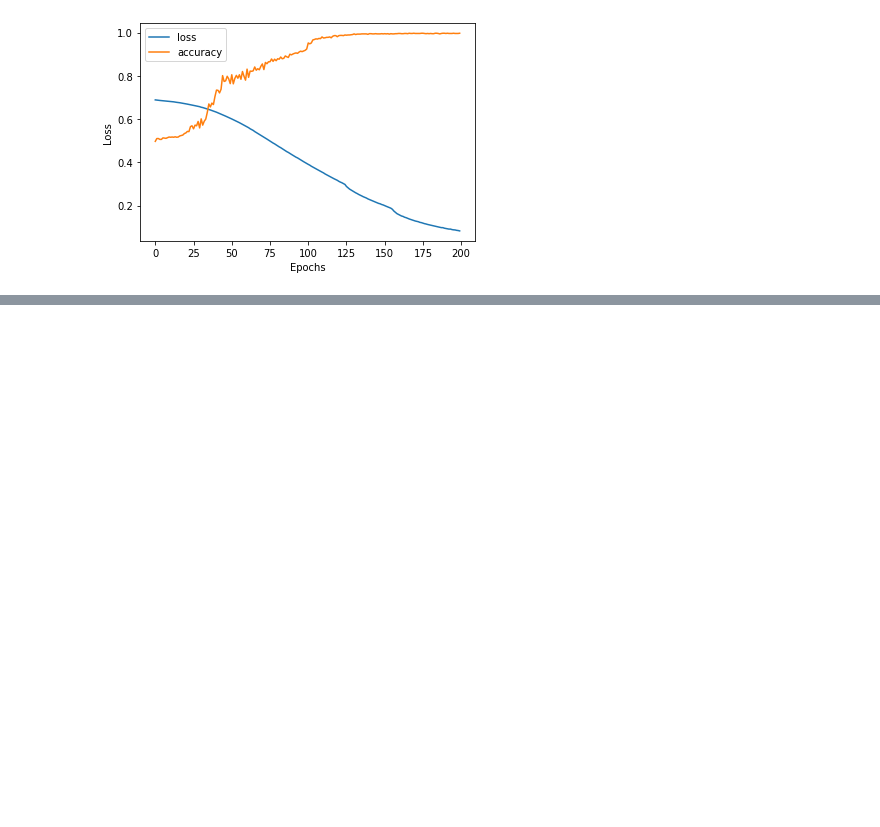
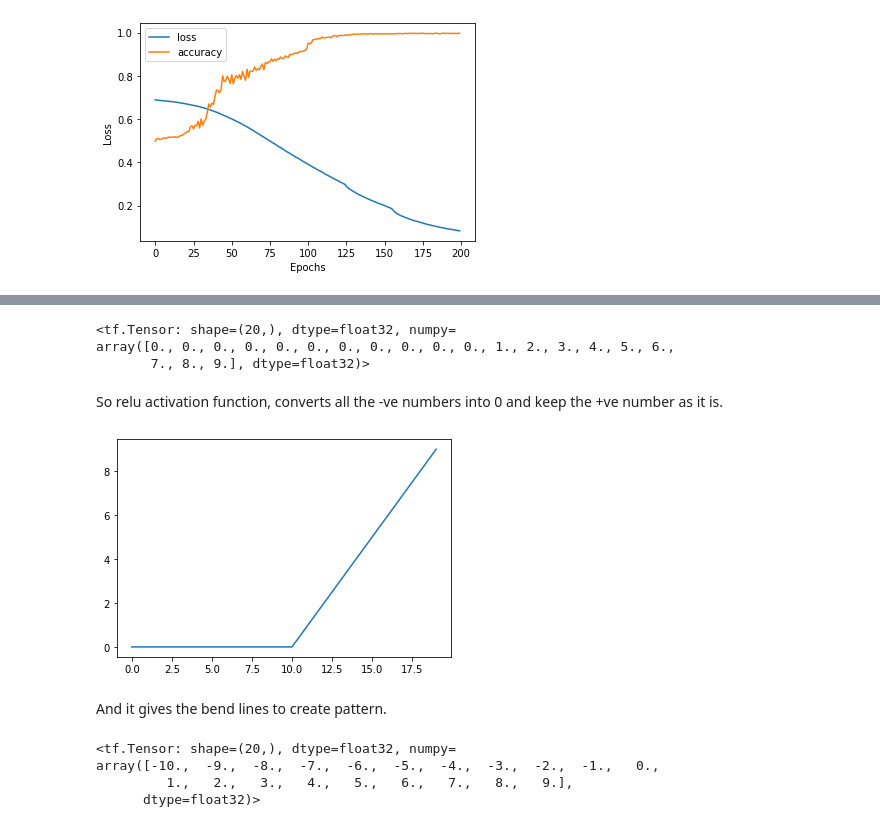
Before and after one commit to SaketMunda/tensorflow-fundamentals, a Jupyter notebook: 02_neural_network_classfication_with_tensorflow.ipynb, the cells around one changed output, grey strips where cells are left out. Saved outputs shown, nothing was run; the diff lists cells and outputs as text; code cells hidden in the pictures; blank space fills up the shorter version.

```diff
--- a/02_neural_network_classfication_with_tensorflow.ipynb
+++ b/02_neural_network_classfication_with_tensorflow.ipynb
@@ -590,0 +649,28 @@ Text(0.5, 0, 'Epochs')
+# %%
+# Let's see reLu function which is max(x, 0)
+def relu(x):
+  return tf.maximum(0, x)
+
+# see what our toy tensor looks like
+relu(A)
+# %% [output]
+<tf.Tensor: shape=(20,), dtype=float32, numpy=
+array([0., 0., 0., 0., 0., 0., 0., 0., 0., 0., 0., 1., 2., 3., 4., 5., 6.,
+       7., 8., 9.], dtype=float32)>
+# %% [markdown]
+So relu activation function, converts all the -ve numbers into 0 and keep the +ve number as it is.
+# %%
+# plot the relu function
+plt.plot(relu(A));
+# %% [output]
+[figure, added]
+# %% [markdown]
+And it gives the bend lines to create pattern.
+# %%
+# Checking linear function, which says it doesn't modify anything
+tf.keras.activations.linear(A)
+# %% [output]
+<tf.Tensor: shape=(20,), dtype=float32, numpy=
+array([-10.,  -9.,  -8.,  -7.,  -6.,  -5.,  -4.,  -3.,  -2.,  -1.,   0.,
+         1.,   2.,   3.,   4.,   5.,   6.,   7.,   8.,   9.],
+      dtype=float32)>
```
Also changed, not shown: parts of 9 cells of this notebook.
